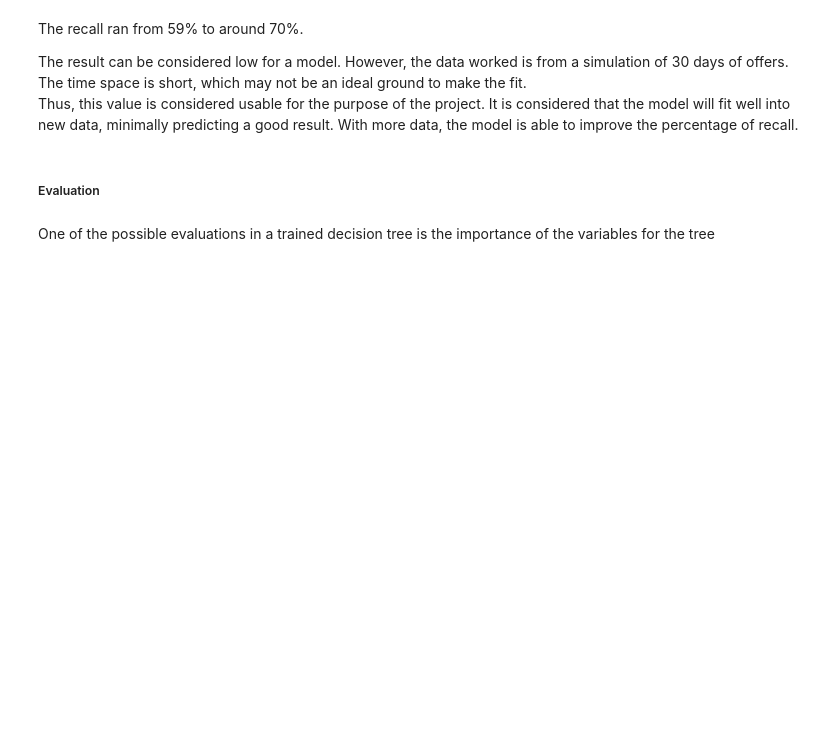
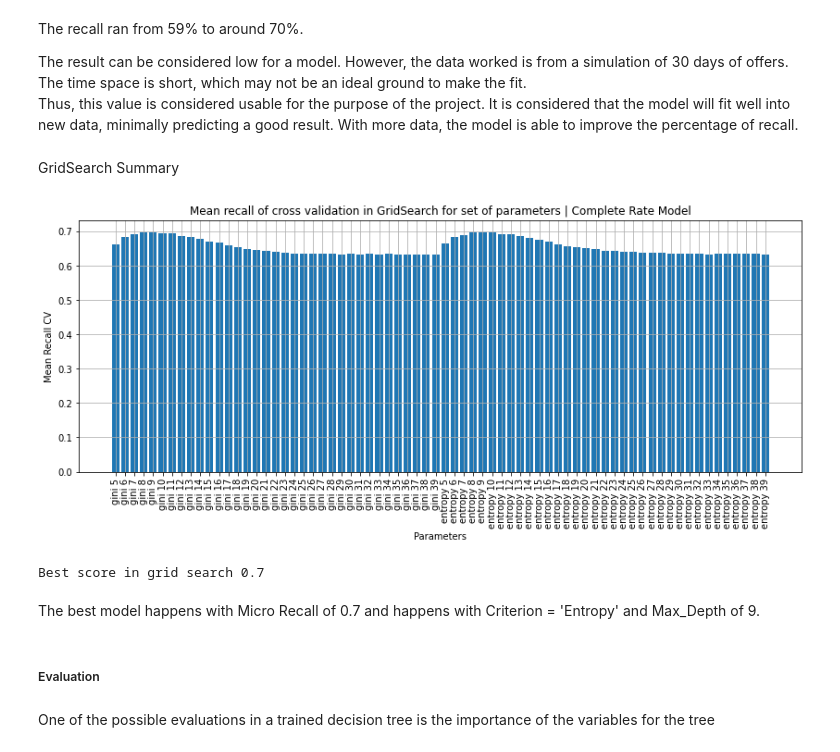
Before and after one commit to IsmaelMiranda11/capstone_project_offer_starbucks, a Jupyter notebook: 4. Data Modeling.ipynb, the cells around one changed output. Cells and saved outputs as stored; diff of their text form; code cells hidden in the pictures; blank space fills up the shorter version.

```diff
--- a/4. Data Modeling.ipynb
+++ b/4. Data Modeling.ipynb
@@ -266,6 +266,39 @@ The recall ran from 59% to around 70%.
 
 The result can be considered low for a model. However, the data worked is from a simulation of 30 days of offers. The time space is short, which may not be an ideal ground to make the fit.
 Thus, this value is considered usable for the purpose of the project. It is considered that the model will fit well into new data, minimally predicting a good result. With more data, the model is able to improve the percentage of recall.
+# %% [markdown]
+GridSearch Summary
+# %%
+# Plotting the cross validations results from GridSearch
+
+# Set groups of seraching in grid
+pairs = []
+
+for param_dict in pipeline_complete_gs.cv_results_['params']:
+    pairs.append(param_dict.get('classifier__criterion') + ' ' +
+        str(param_dict.get('classifier__max_depth')))
+
+# Get the result
+results = pipeline_complete_gs.cv_results_.get('mean_test_score')
+
+# Plot
+plt.figure(figsize=(14,5))
+plt.bar(pairs, results)
+plt.xlabel('Parameters')
+plt.xticks(rotation=90)
+plt.ylabel('Mean Recall CV')
+plt.title('Mean recall of cross validation in GridSearch for set of parameters | Complete Rate Model')
+plt.grid()
+plt.show()
+# %% [output]
+[figure, added]
+# %%
+# Best recall
+print(f'Best score in grid search {pipeline_complete_gs.best_score_.round(2)}')
+# %% [output]
+Best score in grid search 0.7
+# %% [markdown]
+The best model happens with Micro Recall of 0.7 and happens with Criterion = 'Entropy' and Max_Depth of 9.
 # %% [markdown]
 ##### Evaluation
 # %% [markdown]
```
Also changed, not shown: parts of 16 cells of this notebook.
